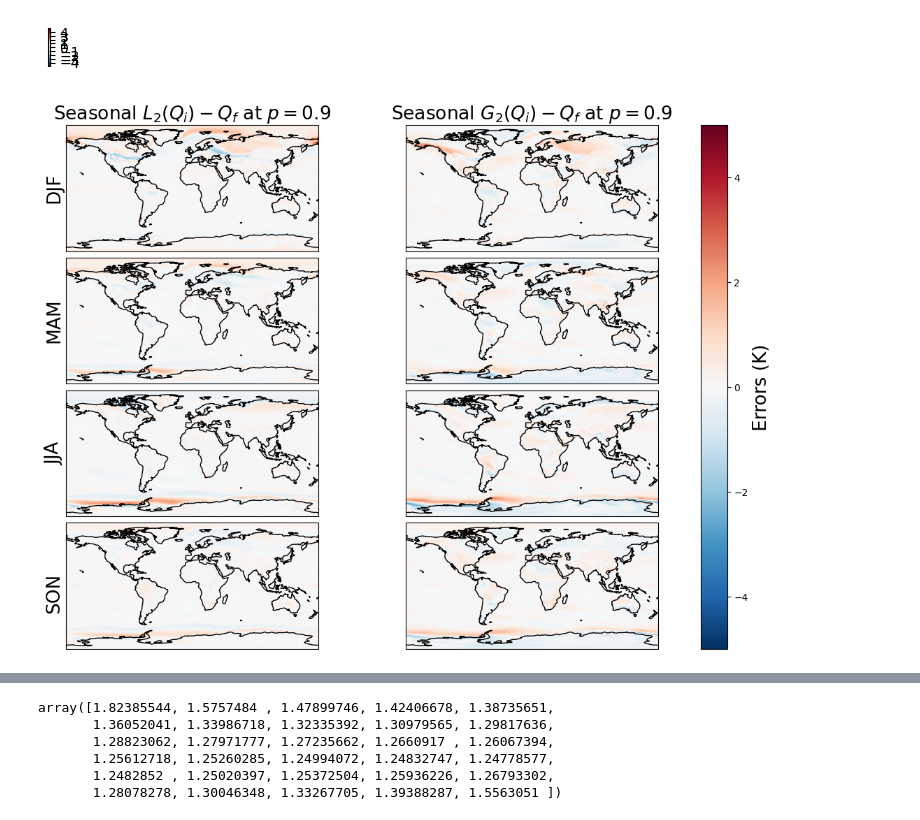
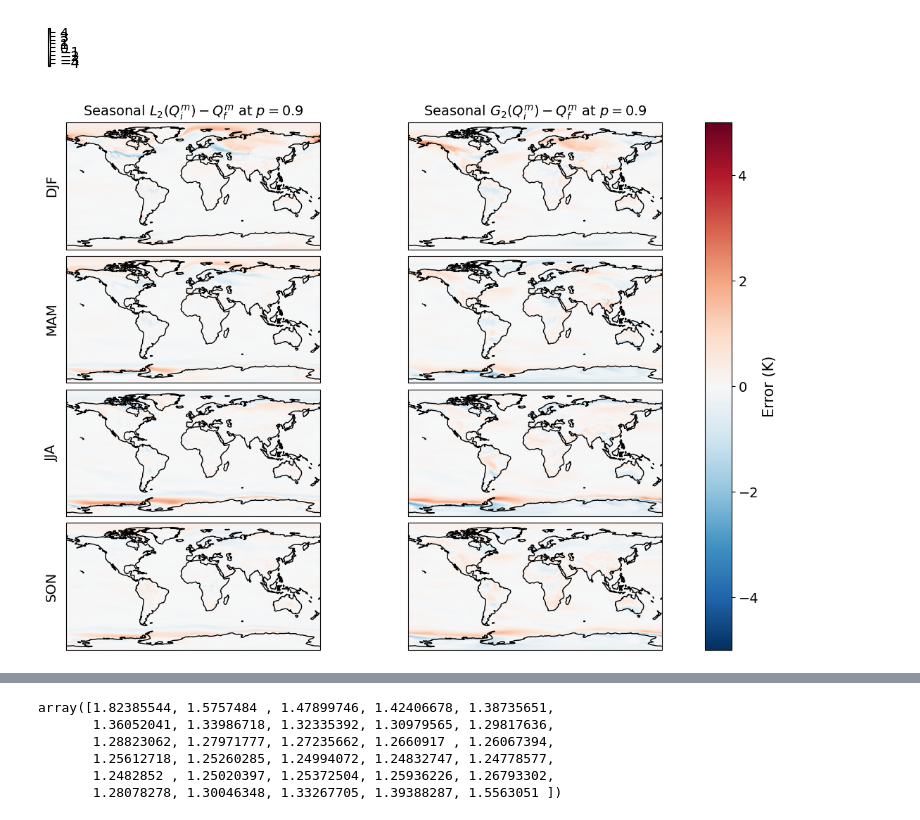
Before and after one commit to hrhampapura/moment_delta_mapping, a Jupyter notebook: lens_analysis/plots/Detrended/Plot_3to5.ipynb, the cells around one changed output, grey strips where cells are left out. Saved outputs shown, nothing was run; the diff lists cells and outputs as text; code cells hidden in the pictures.

```diff
--- a/lens_analysis/plots/Detrended/Plot_3to5.ipynb
+++ b/lens_analysis/plots/Detrended/Plot_3to5.ipynb
@@ -334,16 +349,16 @@ fig, axs = plt.subplots(nrows=4, ncols=2, figsize=(13.5,10),
 #plt.subplots_adjust(wspace=0.01, hspace=0.01)
 
 # Adding titles for the rows
-fig.text(0.12, 0.86, 'DJF', va='center', rotation='vertical',fontsize=19)
-fig.text(0.12, 0.67, 'MAM', va='center', rotation='vertical',fontsize=19)
-fig.text(0.12, 0.48, 'JJA', va='center', rotation='vertical',fontsize=19)
-fig.text(0.12, 0.28, 'SON', va='center', rotation='vertical',fontsize=19)
+fig.text(0.12, 0.86, 'DJF', va='center', rotation='vertical',fontsize=14)
+fig.text(0.12, 0.67, 'MAM', va='center', rotation='vertical',fontsize=14)
+fig.text(0.12, 0.48, 'JJA', va='center', rotation='vertical',fontsize=14)
+fig.text(0.12, 0.29, 'SON', va='center', rotation='vertical',fontsize=14)
 
 # Plotting qgmsc_err1
 im1= qgmsc_djf_err.sel(quantile=0.9).mean('day').plot(ax=axs[0, 0], transform=cart.crs.PlateCarree(),
                                         add_colorbar=False, cmap=cmap, norm=norm)
 axs[0, 0].coastlines(color="black")
-axs[0, 0].set_title(r'Seasonal $L_2(Q_i) - Q_f$ at $p=0.9$',fontsize=19)
+axs[0, 0].set_title(r'Seasonal $L_2(Q_i^m) - Q_f^m$ at $p=0.9$',fontsize=14)
 #
 im2 = qgmsc_mam_err.sel(quantile=0.9).mean('day').plot(ax=axs[1, 0], transform=cart.crs.PlateCarree(),
                                         add_colorbar=False, cmap=cmap, norm=norm)
@@ -365,7 +380,7 @@ axs[3, 0].set_title('')
 im5 = qgauss_djf_err.sel(quantile=0.9).mean('day').plot(ax=axs[0, 1], transform=cart.crs.PlateCarree(),
                                          add_colorbar=False, cmap=cmap, norm=norm)
 axs[0, 1].coastlines(color="black")
-axs[0, 1].set_title(r'Seasonal $G_2(Q_i) - Q_f$ at $p=0.9$',fontsize=19)
+axs[0, 1].set_title(r'Seasonal $G_2(Q_i^m) - Q_f^m$ at $p=0.9$',fontsize=14)
 
 ######## Plotting MAM #######################
 # Plotting qgauss_err1
@@ -376,32 +391,33 @@ axs[1, 1].set_title('')
 
 ######## Plotting JJA #######################
 
 # Plotting qgauss_err1
 im7 = qgauss_jja_err.sel(quantile=0.9).mean('day').plot(ax=axs[2, 1], transform=cart.crs.PlateCarree(),
                                          add_colorbar=False, cmap=cmap, norm=norm)
 axs[2, 1].coastlines(color="black")
 axs[2, 1].set_title('')
 ######## Plotting SON #######################
 
 # Plotting qgauss_err1
 im8 = qgauss_son_err.sel(quantile=0.9).mean('day').plot(ax=axs[3, 1], transform=cart.crs.PlateCarree(),
                                          add_colorbar=False, cmap=cmap, norm=norm)
 axs[3, 1].coastlines(color="black")
 axs[3, 1].set_title('')
 
 # Creating a mappable object for the colorbar
 mappable = cm.ScalarMappable(cmap=cmap, norm=norm)
 mappable.set_array([])
 
 
 # Adjust the location of the subplots on the page to make room for the colorbar
 fig.subplots_adjust(bottom=0.2, top=0.95, left=0.05, right=0.95,
                     wspace=0.001, hspace=0.05)
 
 # Adding colorbar
 cbar = plt.colorbar(mappable, ax=axs.ravel().tolist(), shrink=1, orientation='vertical')
-cbar.set_label('Errors (K)',fontsize=19)
+cbar.set_label('Error (K)',fontsize=15)
+cbar.ax.tick_params(labelsize=14)
 #fig.tight_layout()
 plt.show()
 # %% [output]
-[figure, old version]
+[figure, new version]
```
Also changed, not shown: parts of 43 cells of this notebook, 4 other files.
